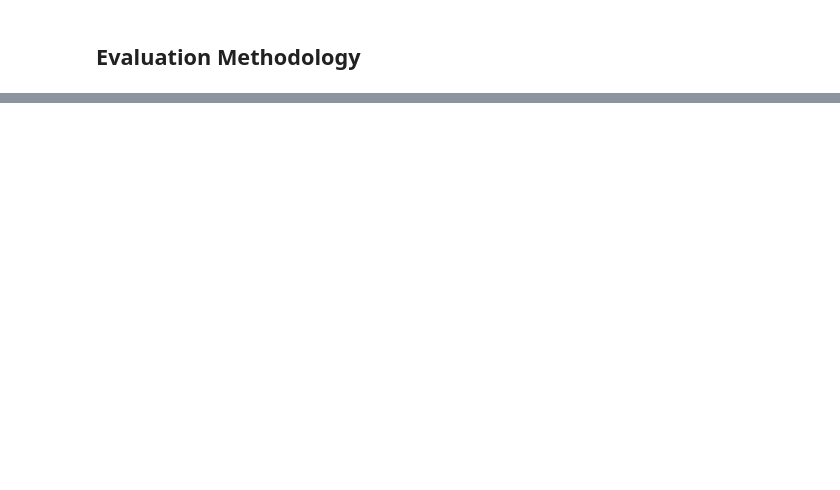
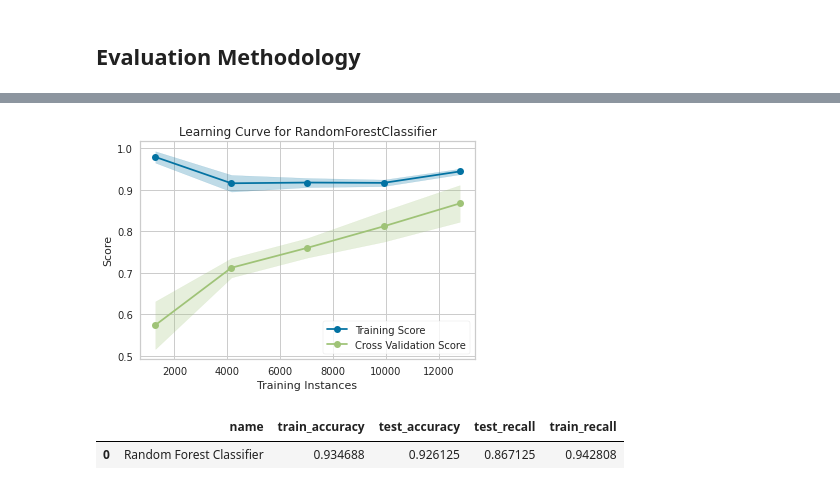
Before and after one commit to zhuofan-16/Machine_Failure_Prediction, a Jupyter notebook: Machine_Classification.ipynb, the cells around one changed output, grey strips where cells are left out. Cells and saved outputs as stored; diff of their text form; code cells hidden in the pictures; blank space fills up the shorter version.

```diff
--- a/Machine_Classification.ipynb
+++ b/Machine_Classification.ipynb
@@ -526,4 +542,22 @@ current
 # plt.show()
 # %%
 # test_score
+# %%
+randomFor = imbpipeline([
+    ('Imputation',preproc),
+    ('DF Converter',DfConverter()),
+    ('SMOTE NC Oversampling',SMOTENC(categorical_features=colselect,n_jobs=-1)),
+    ('DF Converter1',DfConverter()),
+    ('Data Preprocessing', data_preprocessing),
+    ('model', RandomForestClassifier(max_depth=9,ccp_alpha=0.000224,n_estimators=20,n_jobs=-1))
+])
+# parameter={'model__max_depth':np.arange(1,9),'model__ccp_alpha':np.arange(0.00827,0.03,0.001)}
+# pd.DataFrame(GridSearchCV(randomFor,param_grid=parameter,scoring='recall').fit(x_train,y_train).cv_results_)
+
+record,current,lr=scoreModel(randomFor,x_train,y_train,"Random Forest Classifier",record=record)
+current
+# %% [output]
+[figure, added]
+|  | name | train_accuracy | test_accuracy | test_recall | train_recall |
+| 0 | Random Forest Classifier | 0.934688 | 0.926125 | 0.867125 | 0.942808 |
 # %%
```
Also changed, not shown: parts of 31 cells of this notebook.
